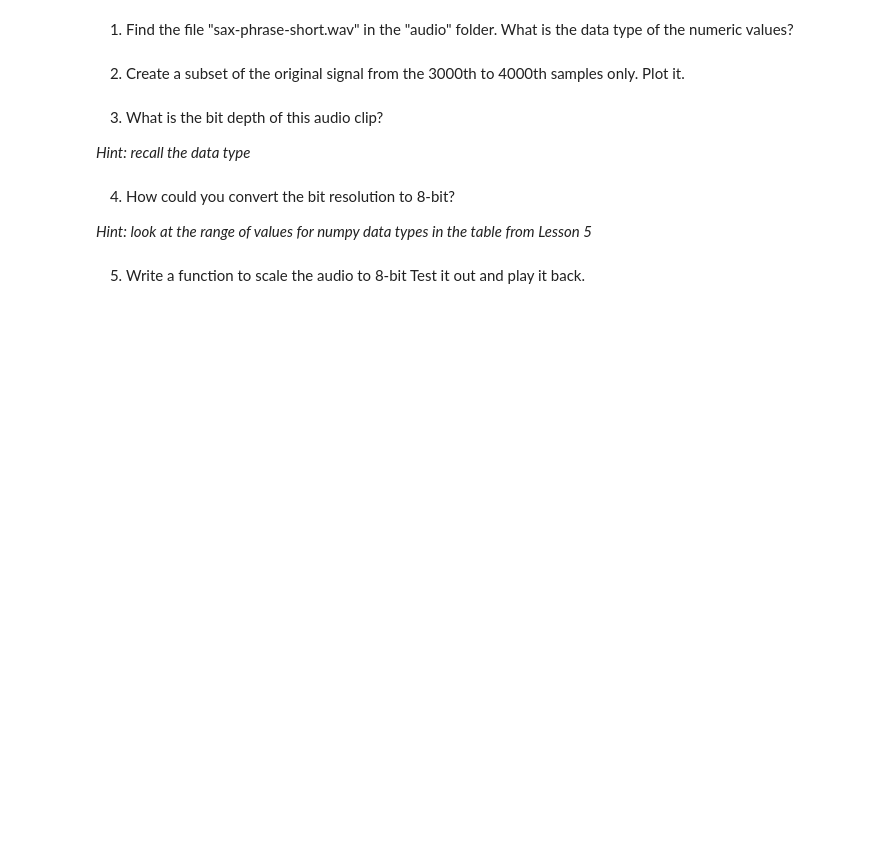
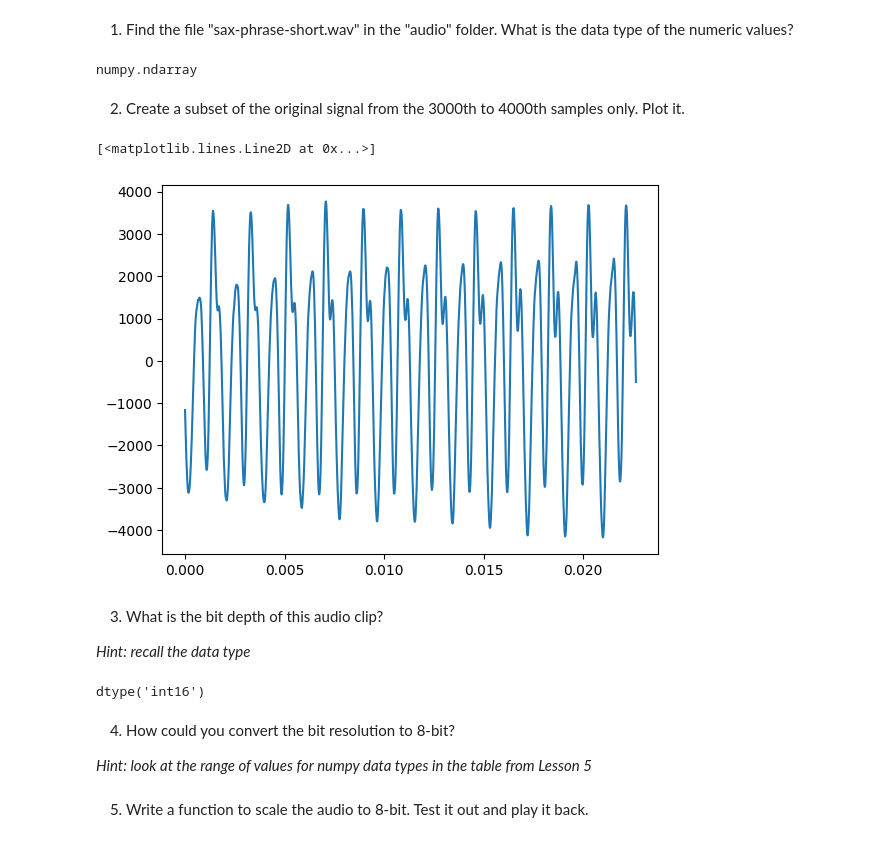
Before and after one commit to MrSesameSeed/AudioTechII, a Jupyter notebook: Activities/Activity2_sinusoidsFunctions.ipynb, the cells around one changed output. Saved outputs shown, nothing was run; the diff lists cells and outputs as text; code cells hidden in the pictures; blank space fills up the shorter version.

```diff
--- a/Activities/Activity2_sinusoidsFunctions.ipynb
+++ b/Activities/Activity2_sinusoidsFunctions.ipynb
@@ -98,12 +131,31 @@ In doing this, try to examine for yourself the relation between the Nyquist freq
 ## Digital Audio - Bit depth
 # %% [markdown]
 1) Find the file "sax-phrase-short.wav" in the "audio" folder. What is the data type of the numeric values?
+# %%
+(fs, saxPhrase) = read("../audio/sax-phrase-short.wav")
+saxPhrase = saxPhrase/np.max(np.abs(x))
+
+type(saxPhrase)
+# %% [output]
+numpy.ndarray
 # %% [markdown]
 2) Create a subset of the original signal from the 3000th to 4000th samples only. Plot it.
+# %%
+lenSamp = x.size
+subset = x[3000:4000]
+t = np.arange(0, 1000, 1)/fs
+plt.plot(t, subset)
+# %% [output]
+[<matplotlib.lines.Line2D at 0x...>]
+[figure, added]
 # %% [markdown]
 3) What is the bit depth of this audio clip?
 
 *Hint: recall the data type*
+# %%
+x[3000:4001].dtype
+# %% [output]
+dtype('int16')
 # %% [markdown]
 4) How could you convert the bit resolution to 8-bit?
 
@@ -111,2 +169,2 @@ In doing this, try to examine for yourself the relation between the Nyquist freq
 # %% [markdown]
-5) Write a function to scale the audio to 8-bit Test it out and play it back.
+5) Write a function to scale the audio to 8-bit. Test it out and play it back.
```
Also changed, not shown: parts of 5 cells of this notebook.
